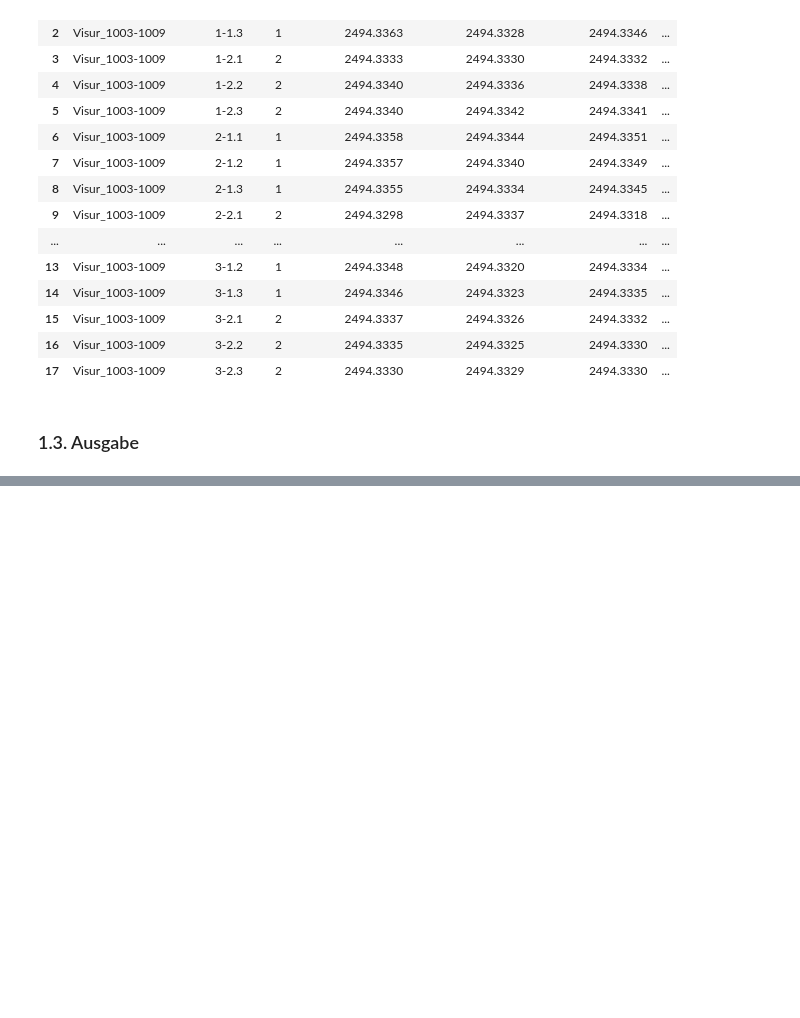
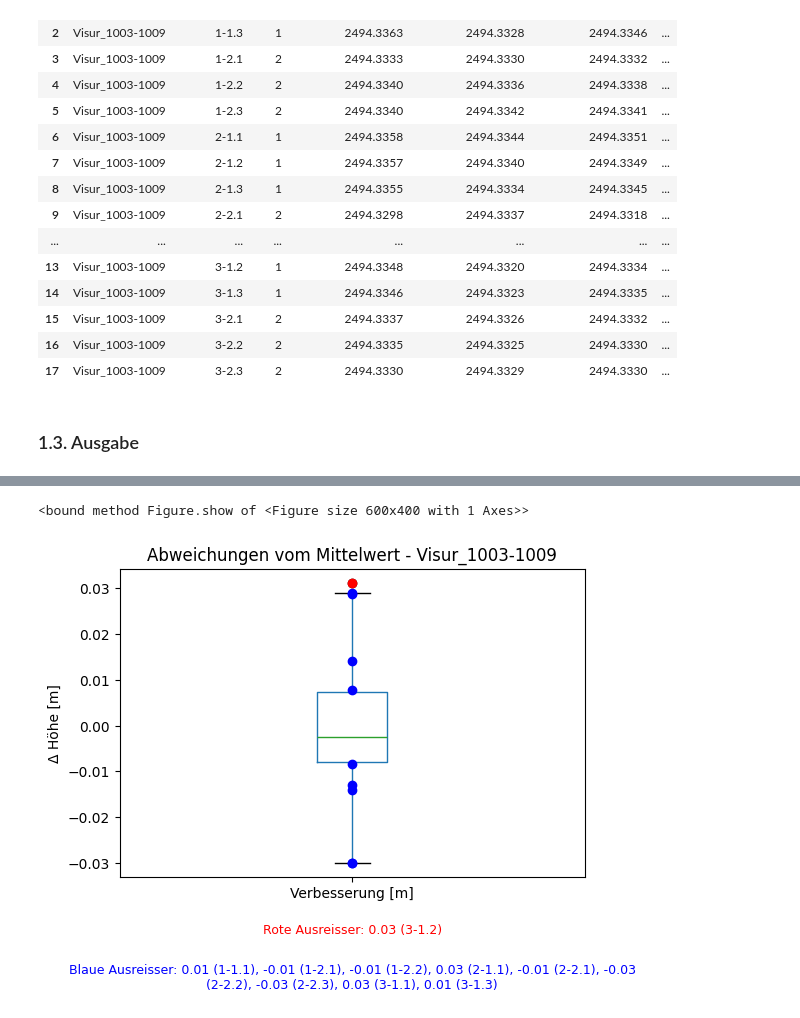
Before and after one commit to rbo-xyz/thb-berechnung, a Jupyter notebook: TrigHoehenbestimmung_TESTDATA.ipynb, the cells around one changed output, grey strips where cells are left out. Drawn from its saved outputs; the diff is of its cells as text; code cells hidden in the pictures; blank space fills up the shorter version.

Commit message:
Add boxplot
boxiboxbox

```diff
--- a/TrigHoehenbestimmung_TESTDATA.ipynb
+++ b/TrigHoehenbestimmung_TESTDATA.ipynb
@@ -138,3 +141,9 @@ export_protocol_md_pdf(df300_new,
                        visurnummer,
                        export_folder,
                        data)
+# %%
+ax = boxplot(df300_new, infos_height, visurnummer)
+ax.figure.show
+# %% [output]
+<bound method Figure.show of <Figure size 600x400 with 1 Axes>>
+[figure, added]
```
Also changed, not shown: parts of 2 cells of this notebook, 1 other file.
